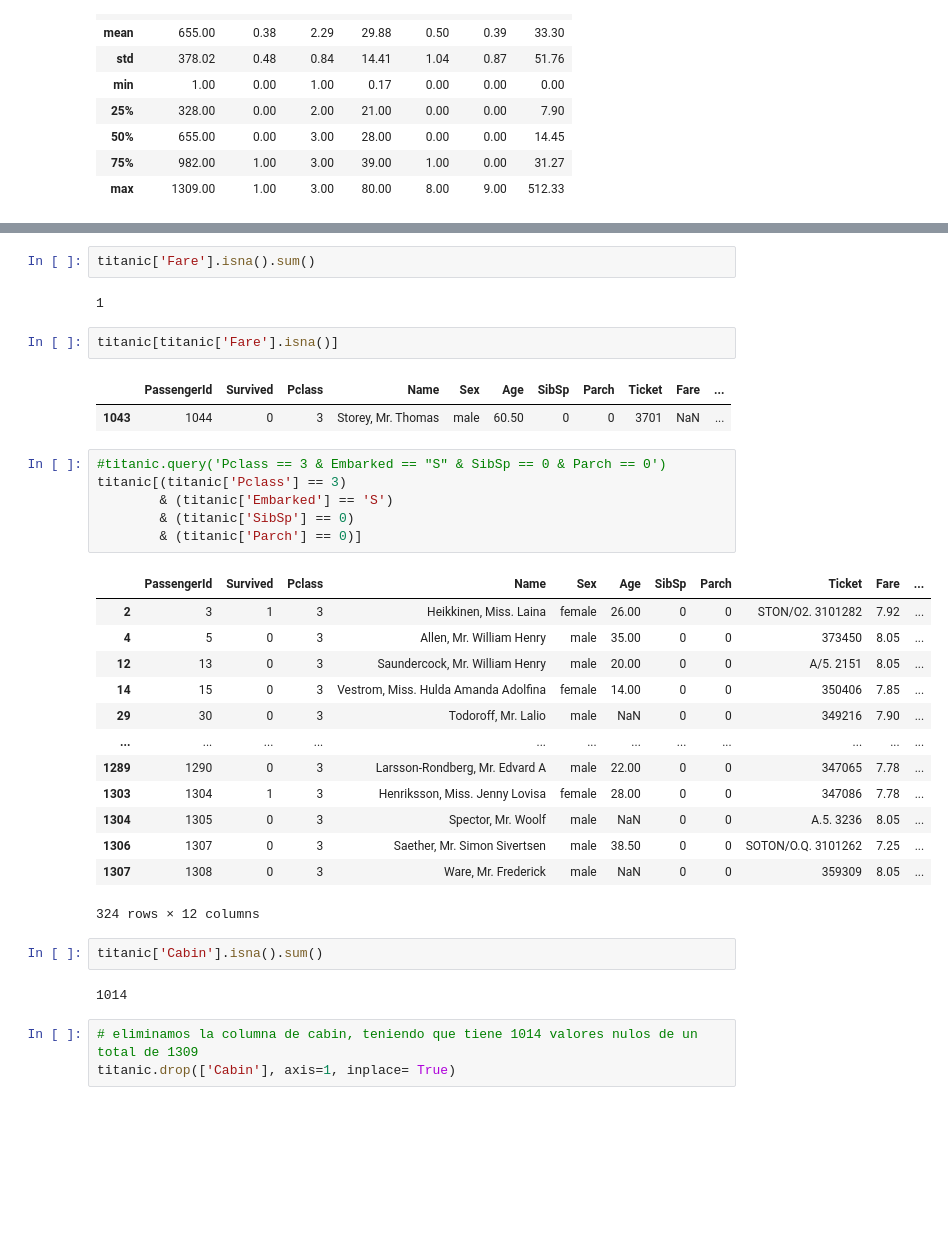
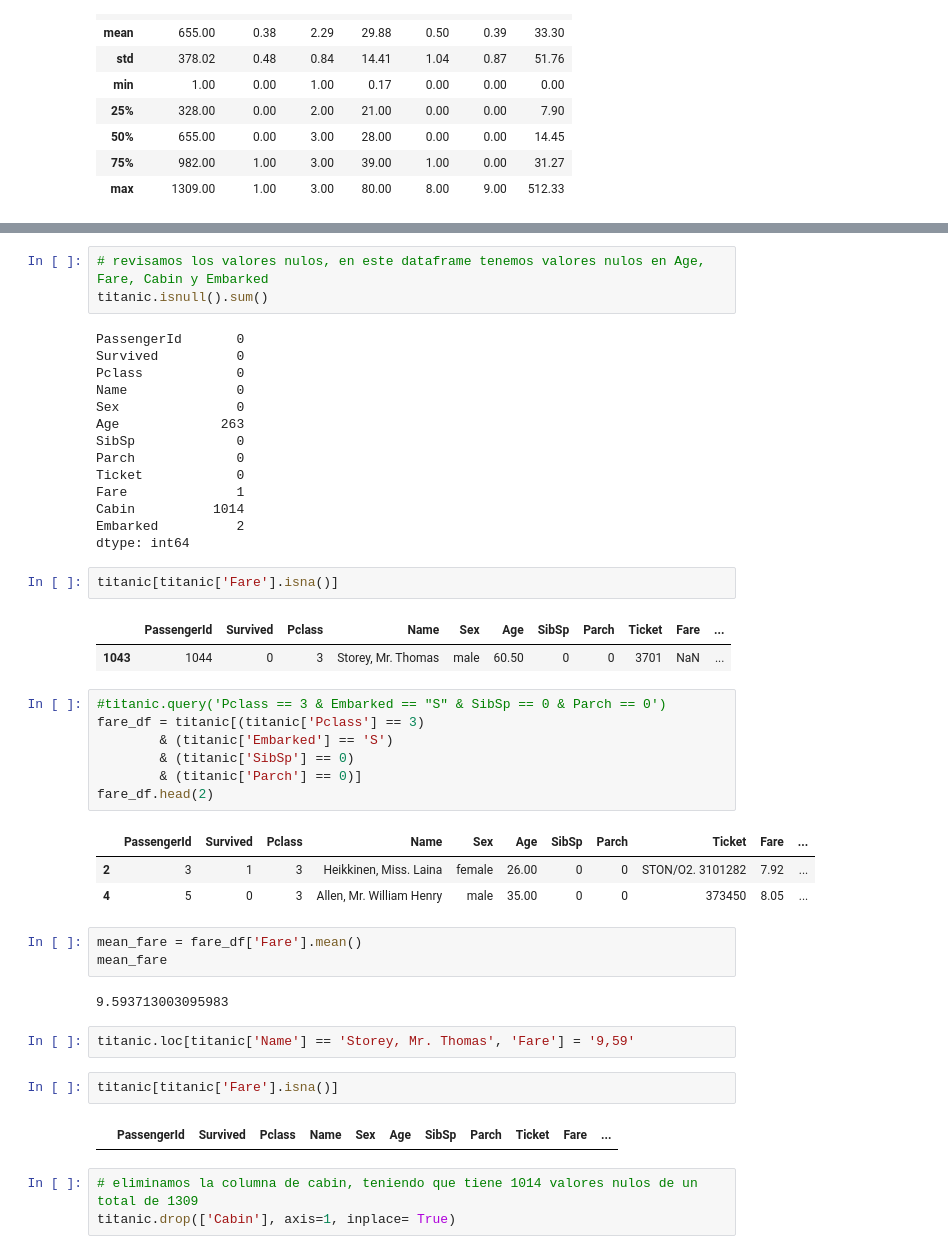
Before and after one commit to Likimeya/Titanic-kaggle, a Jupyter notebook: Titanic.ipynb, the cells around one changed output, grey strips where cells are left out. Drawn from its saved outputs; the diff is of its cells as text; blank space fills up the shorter version.

```diff
--- a/Titanic.ipynb
+++ b/Titanic.ipynb
@@ -139,7 +108,20 @@ dtype: int64
-# %%
-titanic['Fare'].isna().sum()
-# %% [output]
-1
+# %%
+# revisamos los valores nulos, en este dataframe tenemos valores nulos en Age, Fare, Cabin y Embarked
+titanic.isnull().sum()
+# %% [output]
+PassengerId       0
+Survived          0
+Pclass            0
+Name              0
+Sex               0
+Age             263
+SibSp             0
+Parch             0
+Ticket            0
+Fare              1
+Cabin          1014
+Embarked          2
+dtype: int64
 # %%
 titanic[titanic['Fare'].isna()]
 # %% [output]
@@ -147,28 +129,26 @@ titanic[titanic['Fare'].isna()]
 | 1043 | 1044 | 0 | 3 | Storey, Mr. Thomas | male | 60.50 | 0 | 0 | 3701 | NaN | ... |
 # %%
 #titanic.query('Pclass == 3 & Embarked == "S" & SibSp == 0 & Parch == 0')
-titanic[(titanic['Pclass'] == 3)
+fare_df = titanic[(titanic['Pclass'] == 3)
         & (titanic['Embarked'] == 'S')
         & (titanic['SibSp'] == 0)
         & (titanic['Parch'] == 0)]
+fare_df.head(2)
 # %% [output]
 |  | PassengerId | Survived | Pclass | Name | Sex | Age | SibSp | Parch | Ticket | Fare | ... |
 | 2 | 3 | 1 | 3 | Heikkinen, Miss. Laina | female | 26.00 | 0 | 0 | STON/O2. 3101282 | 7.92 | ... |
 | 4 | 5 | 0 | 3 | Allen, Mr. William Henry | male | 35.00 | 0 | 0 | 373450 | 8.05 | ... |
-| 12 | 13 | 0 | 3 | Saundercock, Mr. William Henry | male | 20.00 | 0 | 0 | A/5. 2151 | 8.05 | ... |
-| 14 | 15 | 0 | 3 | Vestrom, Miss. Hulda Amanda Adolfina | female | 14.00 | 0 | 0 | 350406 | 7.85 | ... |
-| 29 | 30 | 0 | 3 | Todoroff, Mr. Lalio | male | NaN | 0 | 0 | 349216 | 7.90 | ... |
-| ... | ... | ... | ... | ... | ... | ... | ... | ... | ... | ... | ... |
-| 1289 | 1290 | 0 | 3 | Larsson-Rondberg, Mr. Edvard A | male | 22.00 | 0 | 0 | 347065 | 7.78 | ... |
-| 1303 | 1304 | 1 | 3 | Henriksson, Miss. Jenny Lovisa | female | 28.00 | 0 | 0 | 347086 | 7.78 | ... |
-| 1304 | 1305 | 0 | 3 | Spector, Mr. Woolf | male | NaN | 0 | 0 | A.5. 3236 | 8.05 | ... |
-| 1306 | 1307 | 0 | 3 | Saether, Mr. Simon Sivertsen | male | 38.50 | 0 | 0 | SOTON/O.Q. 3101262 | 7.25 | ... |
-| 1307 | 1308 | 0 | 3 | Ware, Mr. Frederick | male | NaN | 0 | 0 | 359309 | 8.05 | ... |
-324 rows × 12 columns
+# %%
+mean_fare = fare_df['Fare'].mean()
+mean_fare
+# %% [output]
+9.593713003095983
+# %%
+titanic.loc[titanic['Name'] == 'Storey, Mr. Thomas', 'Fare'] = '9,59'
 # %%
-titanic['Cabin'].isna().sum()
+titanic[titanic['Fare'].isna()]
 # %% [output]
-1014
+|  | PassengerId | Survived | Pclass | Name | Sex | Age | SibSp | Parch | Ticket | Fare | ... |
 # %%
 # eliminamos la columna de cabin, teniendo que tiene 1014 valores nulos de un total de 1309
 titanic.drop(['Cabin'], axis=1, inplace= True)
```
Also changed, not shown: parts of 19 cells of this notebook.
